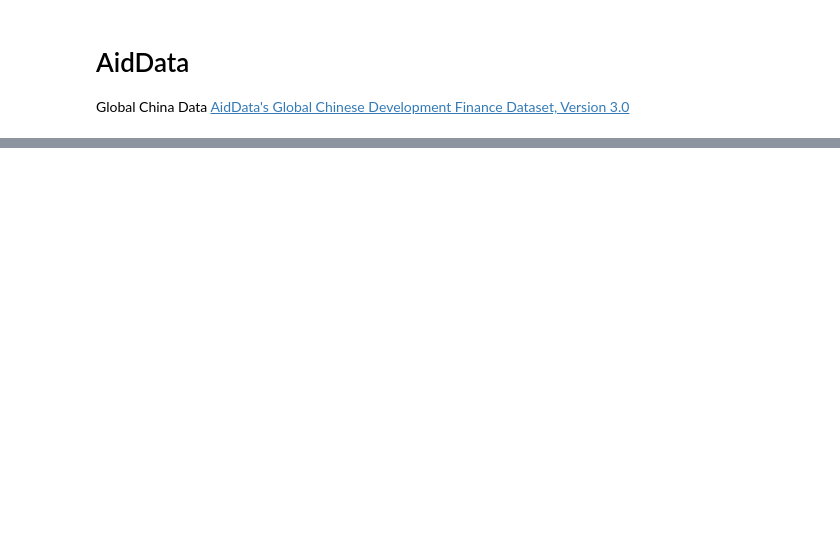
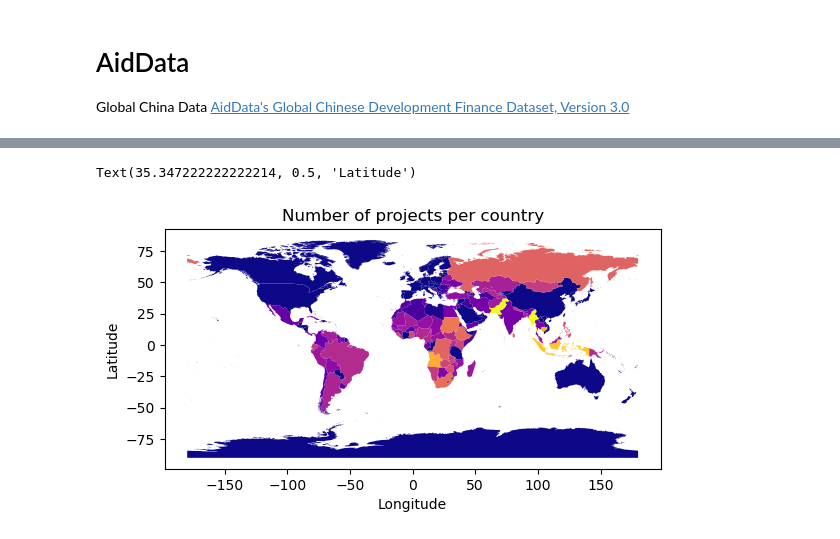
Before and after one commit to rcgsheffield/pluralize, a Jupyter notebook: notebooks/AidData.ipynb, the cells around one changed output, grey strips where cells are left out. Cells and saved outputs as stored; diff of their text form; code cells hidden in the pictures; blank space fills up the shorter version.

```diff
--- a/notebooks/AidData.ipynb
+++ b/notebooks/AidData.ipynb
@@ -21,0 +59,3 @@ ImportError: Missing optional dependency 'openpyxl'.  Use pip or conda to instal
+# %%
+countries = gpd.read_file("../shapefiles/ne_10m_admin_0_countries/ne_10m_admin_0_countries.shp")
+countries.info()
@@ -21,0 +69,4 @@ ImportError: Missing optional dependency 'openpyxl'.  Use pip or conda to instal
+# %%
+gdf = gpd.GeoDataFrame(df["Recipient"].value_counts().drop("Multi-Region").to_frame().join(countries.set_index("ADMIN")["geometry"], how="outer"))
+gdf["count"] =gdf["count"].fillna(0)
+gdf.info()
@@ -21,0 +83,9 @@ ImportError: Missing optional dependency 'openpyxl'.  Use pip or conda to instal
+# %%
+fig, ax = plt.subplots()
+gdf.plot(column="count", cmap="plasma", ax=ax)
+ax.set_title("Number of projects per country")
+ax.set_xlabel("Longitude")
+ax.set_ylabel("Latitude")
+# %% [output]
+Text(35.347222222222214, 0.5, 'Latitude')
+[figure, added]
```
Also changed, not shown: parts of 13 cells of this notebook, 1 other file.
